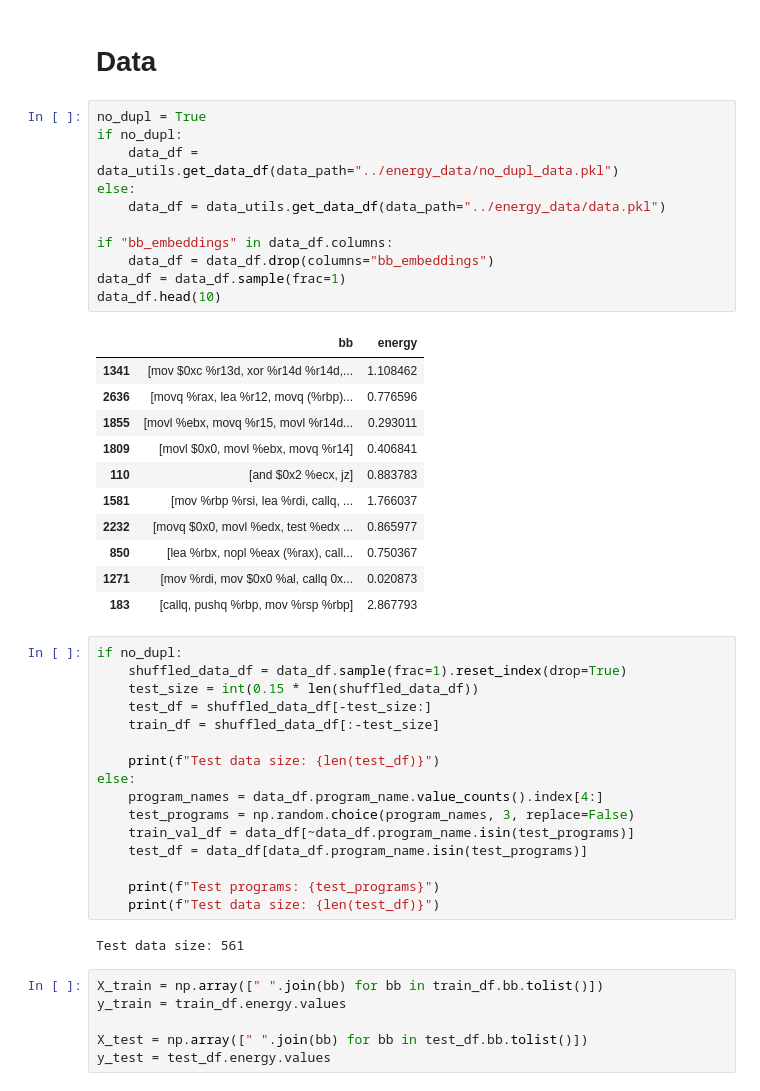
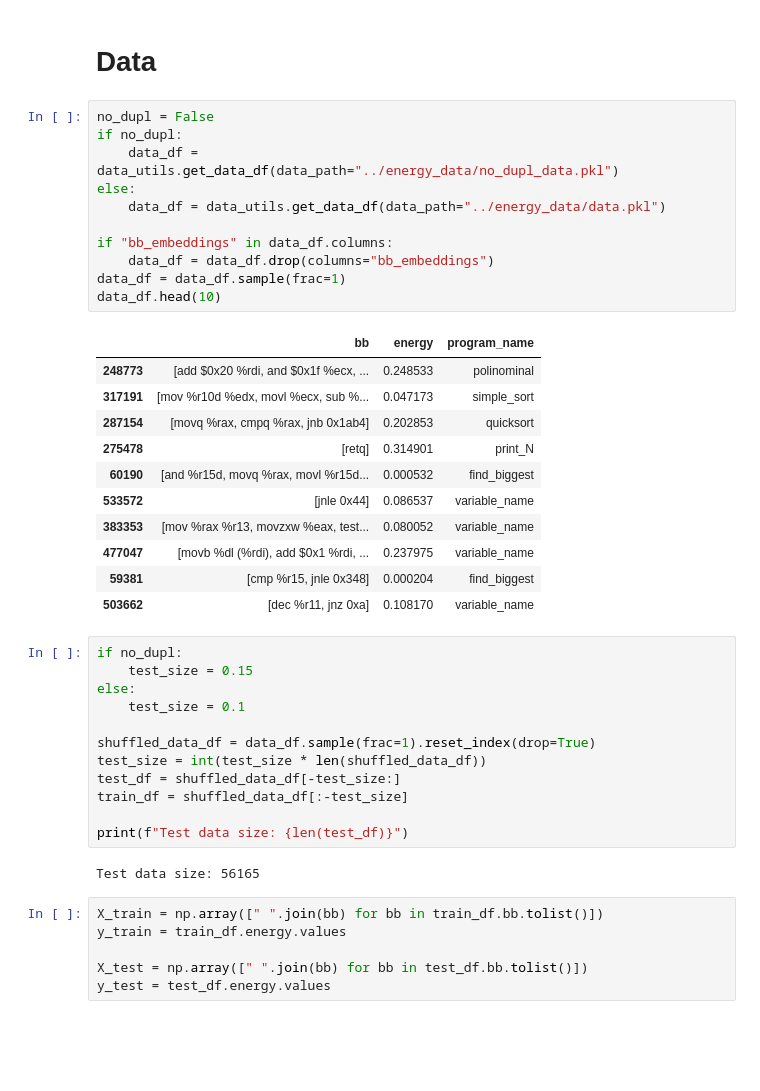
Before and after one commit to Thodorissio/basic-block-energy-prediction, a Jupyter notebook: notebooks/regressors.ipynb, the cells around one changed output. Cells and saved outputs as stored; diff of their text form; blank space fills up the shorter version.

```diff
--- a/notebooks/regressors.ipynb
+++ b/notebooks/regressors.ipynb
@@ -26,46 +26,42 @@ from bb_energy_prediction import data_utils, sklearn_regressors
 # %% [markdown]
 # Data
 # %%
-no_dupl = True
+no_dupl = False
 if no_dupl:
     data_df = data_utils.get_data_df(data_path="../energy_data/no_dupl_data.pkl")
 else:
     data_df = data_utils.get_data_df(data_path="../energy_data/data.pkl")
 
 if "bb_embeddings" in data_df.columns:
     data_df = data_df.drop(columns="bb_embeddings")
 data_df = data_df.sample(frac=1)
 data_df.head(10)
 # %% [output]
-|  | bb | energy |
-| 1341 | [mov $0xc %r13d, xor %r14d %r14d,... | 1.108462 |
-| 2636 | [movq %rax, lea %r12, movq (%rbp)... | 0.776596 |
-| 1855 | [movl %ebx, movq %r15, movl %r14d... | 0.293011 |
-| 1809 | [movl $0x0, movl %ebx, movq %r14] | 0.406841 |
-| 110 | [and $0x2 %ecx, jz] | 0.883783 |
-| 1581 | [mov %rbp %rsi, lea %rdi, callq, ... | 1.766037 |
-| 2232 | [movq $0x0, movl %edx, test %edx ... | 0.865977 |
-| 850 | [lea %rbx, nopl %eax (%rax), call... | 0.750367 |
-| 1271 | [mov %rdi, mov $0x0 %al, callq 0x... | 0.020873 |
-| 183 | [callq, pushq %rbp, mov %rsp %rbp] | 2.867793 |
+|  | bb | energy | program_name |
+| 248773 | [add $0x20 %rdi, and $0x1f %ecx, ... | 0.248533 | polinominal |
+| 317191 | [mov %r10d %edx, movl %ecx, sub %... | 0.047173 | simple_sort |
+| 287154 | [movq %rax, cmpq %rax, jnb 0x1ab4] | 0.202853 | quicksort |
+| 275478 | [retq] | 0.314901 | print_N |
+| 60190 | [and %r15d, movq %rax, movl %r15d... | 0.000532 | find_biggest |
+| 533572 | [jnle 0x44] | 0.086537 | variable_name |
+| 383353 | [mov %rax %r13, movzxw %eax, test... | 0.080052 | variable_name |
+| 477047 | [movb %dl (%rdi), add $0x1 %rdi, ... | 0.237975 | variable_name |
+| 59381 | [cmp %r15, jnle 0x348] | 0.000204 | find_biggest |
+| 503662 | [dec %r11, jnz 0xa] | 0.108170 | variable_name |
 # %%
 if no_dupl:
-    shuffled_data_df = data_df.sample(frac=1).reset_index(drop=True)
-    test_size = int(0.15 * len(shuffled_data_df))
-    test_df = shuffled_data_df[-test_size:]
-    train_df = shuffled_data_df[:-test_size]
+    test_size = 0.15
+else:
+    test_size = 0.1
 
-    print(f"Test data size: {len(test_df)}")
-else:
-    program_names = data_df.program_name.value_counts().index[4:]
-    test_programs = np.random.choice(program_names, 3, replace=False)
-    train_val_df = data_df[~data_df.program_name.isin(test_programs)]
-    test_df = data_df[data_df.program_name.isin(test_programs)]
+shuffled_data_df = data_df.sample(frac=1).reset_index(drop=True)
+test_size = int(test_size * len(shuffled_data_df))
+test_df = shuffled_data_df[-test_size:]
+train_df = shuffled_data_df[:-test_size]
 
-    print(f"Test programs: {test_programs}")
-    print(f"Test data size: {len(test_df)}")
+print(f"Test data size: {len(test_df)}")
 # %% [output]
-Test data size: 561
+Test data size: 56165
 # %%
 X_train = np.array([" ".join(bb) for bb in train_df.bb.tolist()])
 y_train = train_df.energy.values
```
Also changed, not shown: parts of 27 cells of this notebook, 2 other files.
